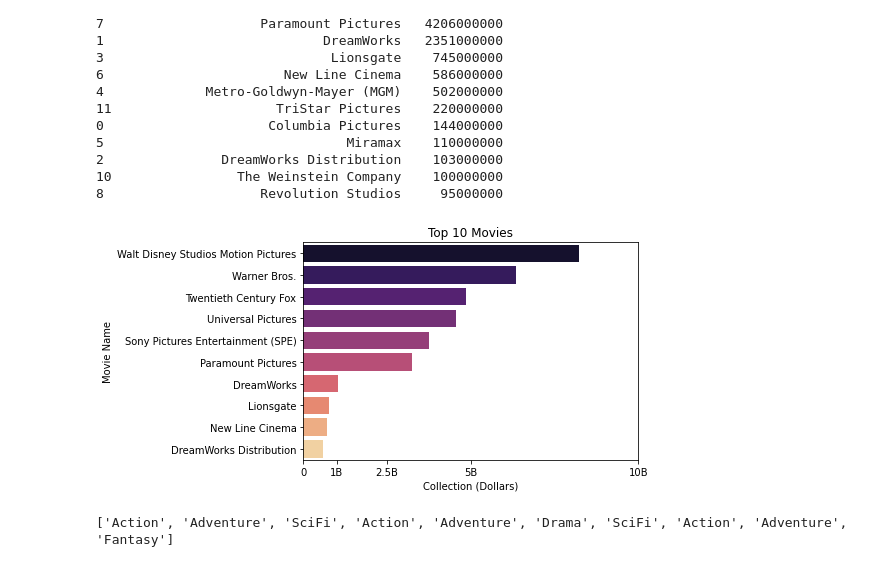
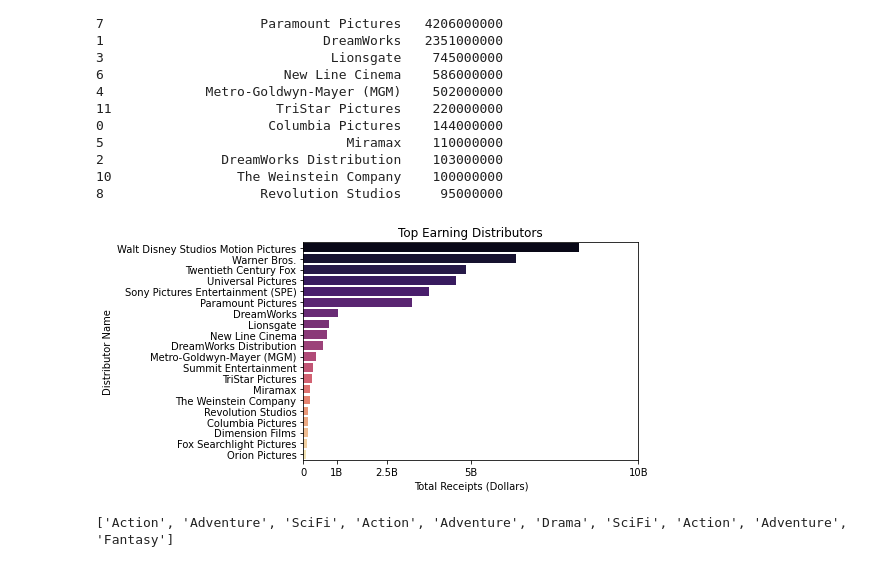
Before and after one commit to NotRockysWife/UCDPA_AdrianConnolly, a Jupyter notebook: Project2.ipynb, the cells around one changed output. Cells and saved outputs as stored; diff of their text form; code cells hidden in the pictures.

```diff
--- a/Project2.ipynb
+++ b/Project2.ipynb
@@ -213,14 +213,14 @@ print(sorted_budget_by_dist)
 # %%
 import matplotlib.pyplot as plt
 import seaborn as sns
-sns.barplot(x='World Sales',y='Distributor',data = sorted_sales_by_dist.head(10),palette='magma')
-plt.ylabel('Movie Name')
-plt.xlabel('Collection (Dollars)')
-plt.title('Top 10 Movies')
+sns.barplot(x='World Sales',y='Distributor',data = sorted_sales_by_dist.head(20),palette='magma')
+plt.ylabel('Distributor Name')
+plt.xlabel('Total Receipts (Dollars)')
+plt.title('Top Earning Distributors')
 plt.xticks([0,10000000000,25000000000,50000000000,100000000000], ['0','1B','2.5B','5B','10B'])
 plt.show()
 # %% [output]
-[figure, old version]
+[figure, new version]
 # %%
 List = []
 def sep_values(val):
```
Also changed, not shown: parts of 18 cells of this notebook.
